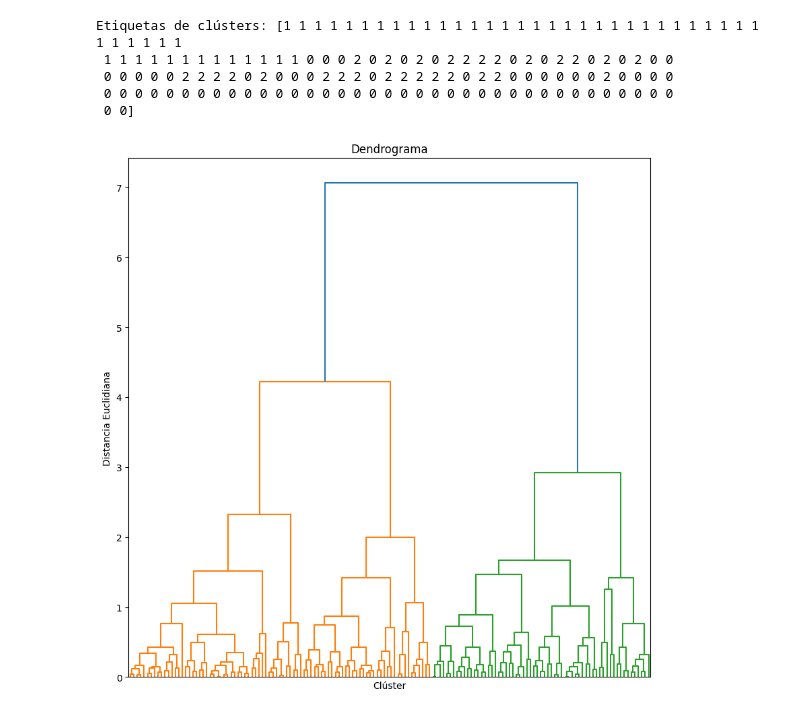
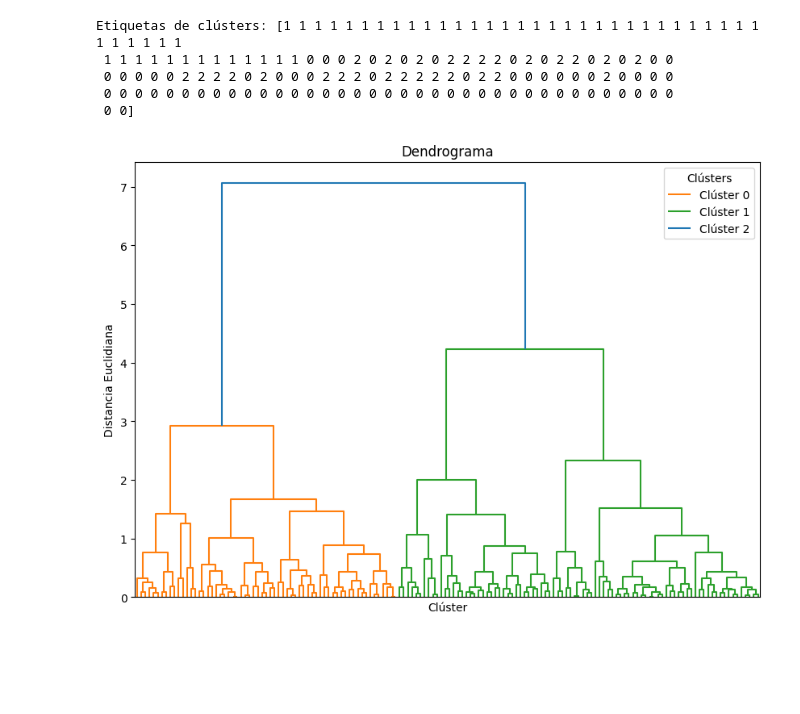
Before and after one commit to davidzz-code/IEDIB_2024_2025, a Jupyter notebook: 05 Sistemas Machine Learning/Cluster_k_means/tasca_4_David_Ramirez_Ruiz.ipynb, the cells around one changed output. Cells and saved outputs as stored; diff of their text form; code cells hidden in the pictures; blank space fills up the shorter version.

```diff
--- a/05 Sistemas Machine Learning/Cluster_k_means/tasca_4_David_Ramirez_Ruiz.ipynb
+++ b/05 Sistemas Machine Learning/Cluster_k_means/tasca_4_David_Ramirez_Ruiz.ipynb
@@ -70,17 +70,18 @@ Etiquetas de clústers: [1 1 1 1 1 1 1 1 1 1 1 1 1 1 1 1 1 1 1 1 1 1 1 1 1 1 1 1
 # %%
 from scipy.cluster.hierarchy import dendrogram, linkage
 
 linked_cluster = linkage(X_pca, method='complete', metric='euclidean')
 labels = ['Clúster 0', 'Clúster 1', 'Clúster 2']
 
-plt.figure(figsize=(10, 10))
-dendrogram(linked_cluster, orientation='top', distance_sort='descending', show_leaf_counts=True)
+plt.figure(figsize=(10, 7))
+dendrogram(linked_cluster, orientation='top', distance_sort='ascending', show_leaf_counts=True)
 plt.title('Dendrograma')
 plt.xlabel('Clúster')
 plt.ylabel('Distancia Euclidiana')
+plt.legend(labels, title='Clústers', loc='best')
 
 # He decidido no mostrar los ticks del eje x para que sea más legible
 plt.xticks([])
 plt.show()
 # %% [output]
-[figure, old version]
+[figure, new version]
```
Also changed, not shown: parts of 6 cells of this notebook, 1 other file.
